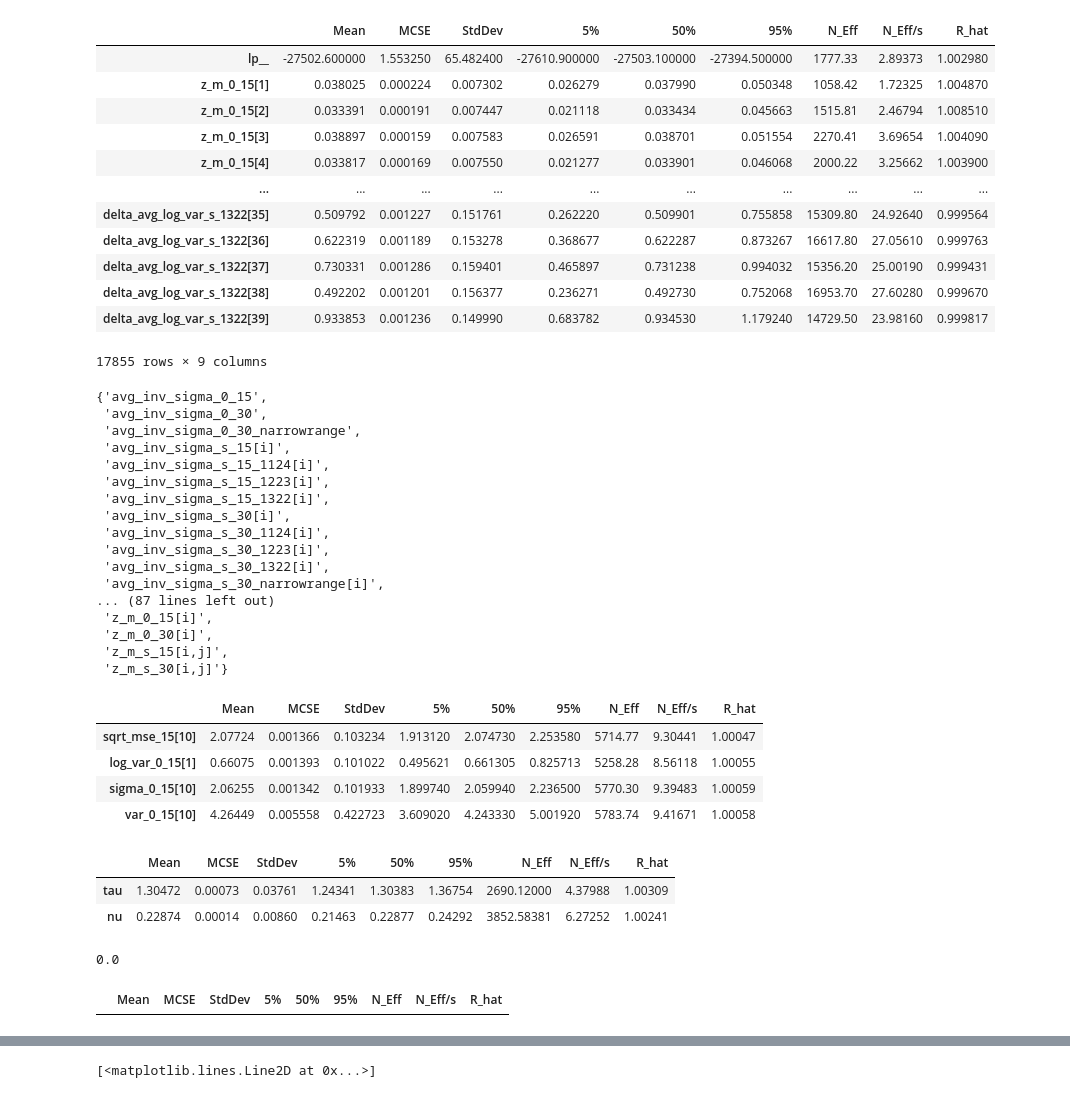
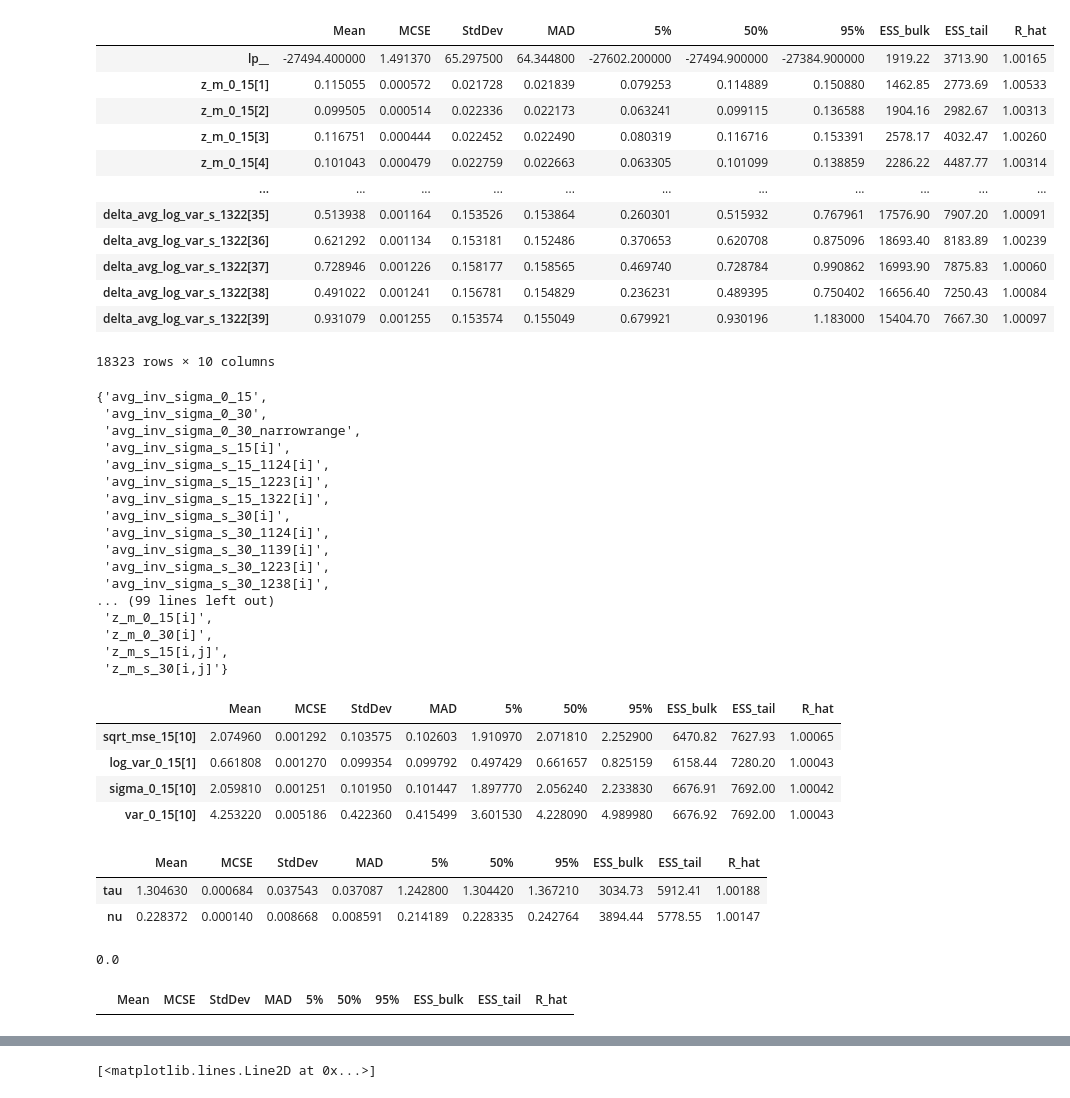
Before and after one commit to Gilles86/neural_priors, a Jupyter notebook: notebooks/stan_output.ipynb, the cells around one changed output, grey strips where cells are left out. Drawn from its saved outputs; the diff is of its cells as text; code cells hidden in the pictures.

```diff
--- a/notebooks/stan_output.ipynb
+++ b/notebooks/stan_output.ipynb
@@ -18,24 +18,24 @@ W_WIDE   = 30.
 HW_NARROW = W_NARROW/2
 HW_WIDE   = W_WIDE/2
 # %%
-#summary = pd.read_csv('stan/outputs/summaries/results_20250804142343.csv', index_col=0)
+summary = pd.read_csv('stan/outputs/summaries/results_20250815154906.csv', index_col=0)
 #summary = pd.read_csv('stan/outputs/summaries_30/results_20250804212421.csv', index_col=0) # prior on m_0 -> 30
-summary = pd.read_csv('stan/outputs/summaries_30/results_20250804214456.csv', index_col=0) # prior on m_0 -> 30, prior on sigma_0 -> 10
+#summary = pd.read_csv('stan/outputs/summaries_30/results_20250804214456.csv', index_col=0) # prior on m_0 -> 30, prior on sigma_0 -> 10
 summary
 # %% [output]
-|  | Mean | MCSE | StdDev | 5% | 50% | 95% | N_Eff | N_Eff/s | R_hat |
-| lp__ | -27502.600000 | 1.553250 | 65.482400 | -27610.900000 | -27503.100000 | -27394.500000 | 1777.33 | 2.89373 | 1.002980 |
-| z_m_0_15[1] | 0.038025 | 0.000224 | 0.007302 | 0.026279 | 0.037990 | 0.050348 | 1058.42 | 1.72325 | 1.004870 |
-| z_m_0_15[2] | 0.033391 | 0.000191 | 0.007447 | 0.021118 | 0.033434 | 0.045663 | 1515.81 | 2.46794 | 1.008510 |
-| z_m_0_15[3] | 0.038897 | 0.000159 | 0.007583 | 0.026591 | 0.038701 | 0.051554 | 2270.41 | 3.69654 | 1.004090 |
-| z_m_0_15[4] | 0.033817 | 0.000169 | 0.007550 | 0.021277 | 0.033901 | 0.046068 | 2000.22 | 3.25662 | 1.003900 |
-| ... | ... | ... | ... | ... | ... | ... | ... | ... | ... |
-| delta_avg_log_var_s_1322[35] | 0.509792 | 0.001227 | 0.151761 | 0.262220 | 0.509901 | 0.755858 | 15309.80 | 24.92640 | 0.999564 |
-| delta_avg_log_var_s_1322[36] | 0.622319 | 0.001189 | 0.153278 | 0.368677 | 0.622287 | 0.873267 | 16617.80 | 27.05610 | 0.999763 |
-| delta_avg_log_var_s_1322[37] | 0.730331 | 0.001286 | 0.159401 | 0.465897 | 0.731238 | 0.994032 | 15356.20 | 25.00190 | 0.999431 |
-| delta_avg_log_var_s_1322[38] | 0.492202 | 0.001201 | 0.156377 | 0.236271 | 0.492730 | 0.752068 | 16953.70 | 27.60280 | 0.999670 |
-| delta_avg_log_var_s_1322[39] | 0.933853 | 0.001236 | 0.149990 | 0.683782 | 0.934530 | 1.179240 | 14729.50 | 23.98160 | 0.999817 |
+|  | Mean | MCSE | StdDev | MAD | 5% | 50% | 95% | ESS_bulk | ESS_tail | R_hat |
+| lp__ | -27494.400000 | 1.491370 | 65.297500 | 64.344800 | -27602.200000 | -27494.900000 | -27384.900000 | 1919.22 | 3713.90 | 1.00165 |
+| z_m_0_15[1] | 0.115055 | 0.000572 | 0.021728 | 0.021839 | 0.079253 | 0.114889 | 0.150880 | 1462.85 | 2773.69 | 1.00533 |
+| z_m_0_15[2] | 0.099505 | 0.000514 | 0.022336 | 0.022173 | 0.063241 | 0.099115 | 0.136588 | 1904.16 | 2982.67 | 1.00313 |
+| z_m_0_15[3] | 0.116751 | 0.000444 | 0.022452 | 0.022490 | 0.080319 | 0.116716 | 0.153391 | 2578.17 | 4032.47 | 1.00260 |
+| z_m_0_15[4] | 0.101043 | 0.000479 | 0.022759 | 0.022663 | 0.063305 | 0.101099 | 0.138859 | 2286.22 | 4487.77 | 1.00314 |
+| ... | ... | ... | ... | ... | ... | ... | ... | ... | ... | ... |
+| delta_avg_log_var_s_1322[35] | 0.513938 | 0.001164 | 0.153526 | 0.153864 | 0.260301 | 0.515932 | 0.767961 | 17576.90 | 7907.20 | 1.00091 |
+| delta_avg_log_var_s_1322[36] | 0.621292 | 0.001134 | 0.153181 | 0.152486 | 0.370653 | 0.620708 | 0.875096 | 18693.40 | 8183.89 | 1.00239 |
+| delta_avg_log_var_s_1322[37] | 0.728946 | 0.001226 | 0.158177 | 0.158565 | 0.469740 | 0.728784 | 0.990862 | 16993.90 | 7875.83 | 1.00060 |
+| delta_avg_log_var_s_1322[38] | 0.491022 | 0.001241 | 0.156781 | 0.154829 | 0.236231 | 0.489395 | 0.750402 | 16656.40 | 7250.43 | 1.00084 |
+| delta_avg_log_var_s_1322[39] | 0.931079 | 0.001255 | 0.153574 | 0.155049 | 0.679921 | 0.930196 | 1.183000 | 15404.70 | 7667.30 | 1.00097 |
-17855 rows × 9 columns
+18323 rows × 10 columns
 # %%
 zs = []
 for x in summary.index:
@@ -60,10 +60,10 @@ zs
  'avg_inv_sigma_s_15_1322[i]',
  'avg_inv_sigma_s_30[i]',
  'avg_inv_sigma_s_30_1124[i]',
+ 'avg_inv_sigma_s_30_1139[i]',
  'avg_inv_sigma_s_30_1223[i]',
- 'avg_inv_sigma_s_30_1322[i]',
- 'avg_inv_sigma_s_30_narrowrange[i]',
-... (87 lines left out)
+ 'avg_inv_sigma_s_30_1238[i]',
+... (99 lines left out)
  'z_m_0_15[i]',
  'z_m_0_30[i]',
  'z_m_s_15[i,j]',
@@ -71,17 +71,17 @@ zs
 # %%
 summary.loc[['sqrt_mse_15[10]', 'log_var_0_15[1]', 'sigma_0_15[10]', 'var_0_15[10]']]
 # %% [output]
-|  | Mean | MCSE | StdDev | 5% | 50% | 95% | N_Eff | N_Eff/s | R_hat |
-| sqrt_mse_15[10] | 2.07724 | 0.001366 | 0.103234 | 1.913120 | 2.074730 | 2.253580 | 5714.77 | 9.30441 | 1.00047 |
-| log_var_0_15[1] | 0.66075 | 0.001393 | 0.101022 | 0.495621 | 0.661305 | 0.825713 | 5258.28 | 8.56118 | 1.00055 |
-| sigma_0_15[10] | 2.06255 | 0.001342 | 0.101933 | 1.899740 | 2.059940 | 2.236500 | 5770.30 | 9.39483 | 1.00059 |
-| var_0_15[10] | 4.26449 | 0.005558 | 0.422723 | 3.609020 | 4.243330 | 5.001920 | 5783.74 | 9.41671 | 1.00058 |
+|  | Mean | MCSE | StdDev | MAD | 5% | 50% | 95% | ESS_bulk | ESS_tail | R_hat |
+| sqrt_mse_15[10] | 2.074960 | 0.001292 | 0.103575 | 0.102603 | 1.910970 | 2.071810 | 2.252900 | 6470.82 | 7627.93 | 1.00065 |
+| log_var_0_15[1] | 0.661808 | 0.001270 | 0.099354 | 0.099792 | 0.497429 | 0.661657 | 0.825159 | 6158.44 | 7280.20 | 1.00043 |
+| sigma_0_15[10] | 2.059810 | 0.001251 | 0.101950 | 0.101447 | 1.897770 | 2.056240 | 2.233830 | 6676.91 | 7692.00 | 1.00042 |
+| var_0_15[10] | 4.253220 | 0.005186 | 0.422360 | 0.415499 | 3.601530 | 4.228090 | 4.989980 | 6676.92 | 7692.00 | 1.00043 |
 # %%
 summary.loc[['tau', 'nu']]
 # %% [output]
-|  | Mean | MCSE | StdDev | 5% | 50% | 95% | N_Eff | N_Eff/s | R_hat |
-| tau | 1.30472 | 0.00073 | 0.03761 | 1.24341 | 1.30383 | 1.36754 | 2690.12000 | 4.37988 | 1.00309 |
-| nu | 0.22874 | 0.00014 | 0.00860 | 0.21463 | 0.22877 | 0.24292 | 3852.58381 | 6.27252 | 1.00241 |
+|  | Mean | MCSE | StdDev | MAD | 5% | 50% | 95% | ESS_bulk | ESS_tail | R_hat |
+| tau | 1.304630 | 0.000684 | 0.037543 | 0.037087 | 1.242800 | 1.304420 | 1.367210 | 3034.73 | 5912.41 | 1.00188 |
+| nu | 0.228372 | 0.000140 | 0.008668 | 0.008591 | 0.214189 | 0.228335 | 0.242764 | 3894.44 | 5778.55 | 1.00147 |
 # %%
 ( summary.R_hat > 1.01 ).mean()
 # %% [output]
@@ -89,7 +89,7 @@ summary.loc[['tau', 'nu']]
 # %%
 summary[summary.R_hat>1.01]
 # %% [output]
-|  | Mean | MCSE | StdDev | 5% | 50% | 95% | N_Eff | N_Eff/s | R_hat |
+|  | Mean | MCSE | StdDev | MAD | 5% | 50% | 95% | ESS_bulk | ESS_tail | R_hat |
 # %%
 summary.loc[[f'sigma_0_15[{i}]' for i in range(1,17)] ] #
 #summary.loc[['sigma_0_15', 'sigma_0_30'] ] #
```
Also changed, not shown: parts of 4 cells of this notebook, 2 other files.
